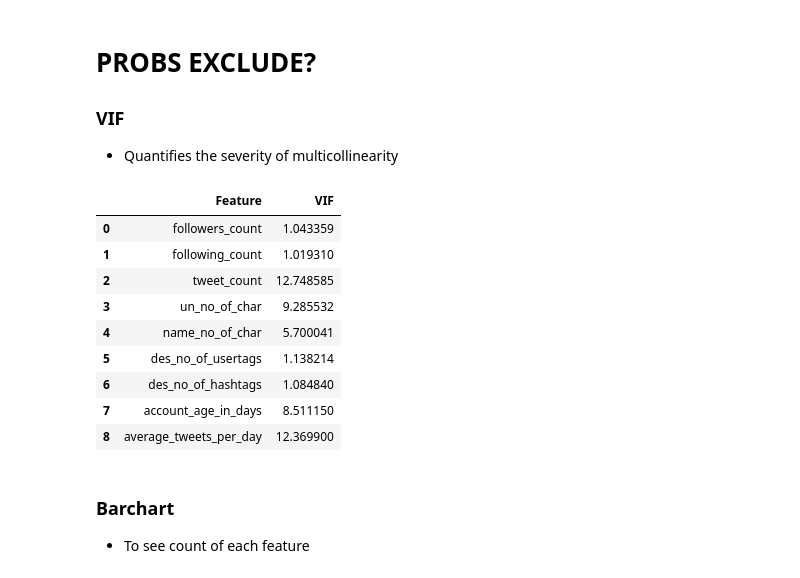
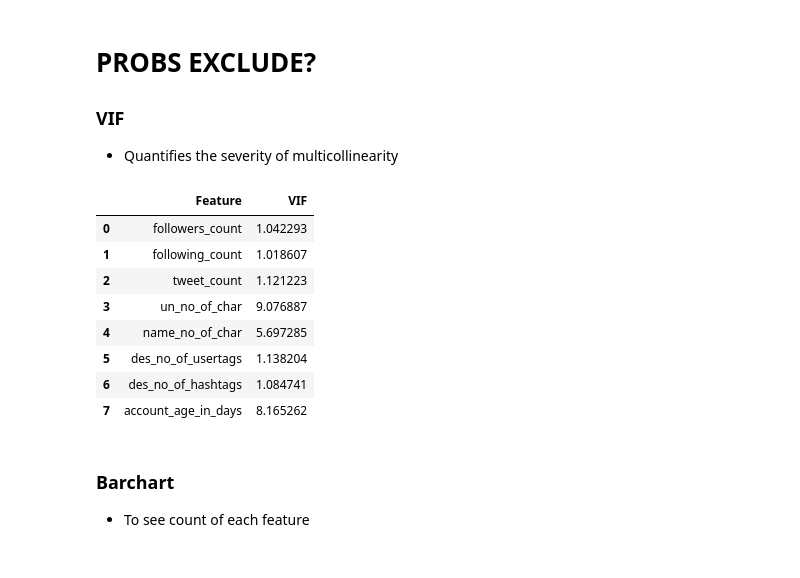
Before and after one commit to ShyamalSankar/BT4012, a Jupyter notebook: ETL + EDA (Features).ipynb, the cells around one changed output. Drawn from its saved outputs; the diff is of its cells as text; code cells hidden in the pictures.

```diff
--- a/ETL + EDA (Features).ipynb
+++ b/ETL + EDA (Features).ipynb
@@ -83,7 +83,7 @@ def time(df):
     # df["created_time"] = df["created_at"].apply(lambda x : datetime.strptime(x, '%Y-%m-%dT%H:%M:%S.%f%z').date())
     # d1 = date(2022, 10, 8) # date we extracted these data
     df["account_age_in_days"] = df["created_at"].apply(lambda x : (date(2022, 10, 8) - datetime.strptime(x, '%Y-%m-%dT%H:%M:%S.%f%z').date()).days)
-    df["average_tweets_per_day"] = df["tweet_count"]/df["account_age_in_days"]
+    # df["average_tweets_per_day"] = df["tweet_count"]/df["account_age_in_days"]
     return df
 
 # def follow_count(df):
@@ -294,35 +295,41 @@ t = fig.suptitle('Correlation Heatmap', fontsize=14, fontweight='bold')
 # %%
 df_continuous = new_df_tweets[["followers_count",
                                "following_count",
                                "tweet_count",
                                "un_no_of_char",
                                "name_no_of_char",
                                "des_no_of_usertags",
                                "des_no_of_hashtags",
-                               "account_age_in_days",
-                               "average_tweets_per_day"]]
+                               "account_age_in_days"]]
+
+# df_continuous = new_df_tweets[["followers_count",
+#                                "following_count",
+#                                "un_no_of_char",
+#                                "name_no_of_char",
+#                                "des_no_of_usertags",
+#                                "des_no_of_hashtags",
+#                                "average_tweets_per_day"]]
 
 df_continuous.fillna(0, inplace=True)
 
 # VIF Data Frame
 df_vif = pd.DataFrame()
 df_vif["Feature"] = df_continuous.columns
 
 # Calculating VIF for each feature
 df_vif["VIF"] = [variance_inflation_factor(df_continuous.values, i) for i in range(len(df_continuous.columns))]
 
 df_vif
 # %% [output]
 |  | Feature | VIF |
-| 0 | followers_count | 1.043359 |
-| 1 | following_count | 1.019310 |
-| 2 | tweet_count | 12.748585 |
-| 3 | un_no_of_char | 9.285532 |
-| 4 | name_no_of_char | 5.700041 |
-| 5 | des_no_of_usertags | 1.138214 |
-| 6 | des_no_of_hashtags | 1.084840 |
-| 7 | account_age_in_days | 8.511150 |
-| 8 | average_tweets_per_day | 12.369900 |
+| 0 | followers_count | 1.042293 |
+| 1 | following_count | 1.018607 |
+| 2 | tweet_count | 1.121223 |
+| 3 | un_no_of_char | 9.076887 |
+| 4 | name_no_of_char | 5.697285 |
+| 5 | des_no_of_usertags | 1.138204 |
+| 6 | des_no_of_hashtags | 1.084741 |
+| 7 | account_age_in_days | 8.165262 |
 # %% [markdown]
 ### Barchart
 * To see count of each feature
```
Also changed, not shown: parts of 4 cells of this notebook.
